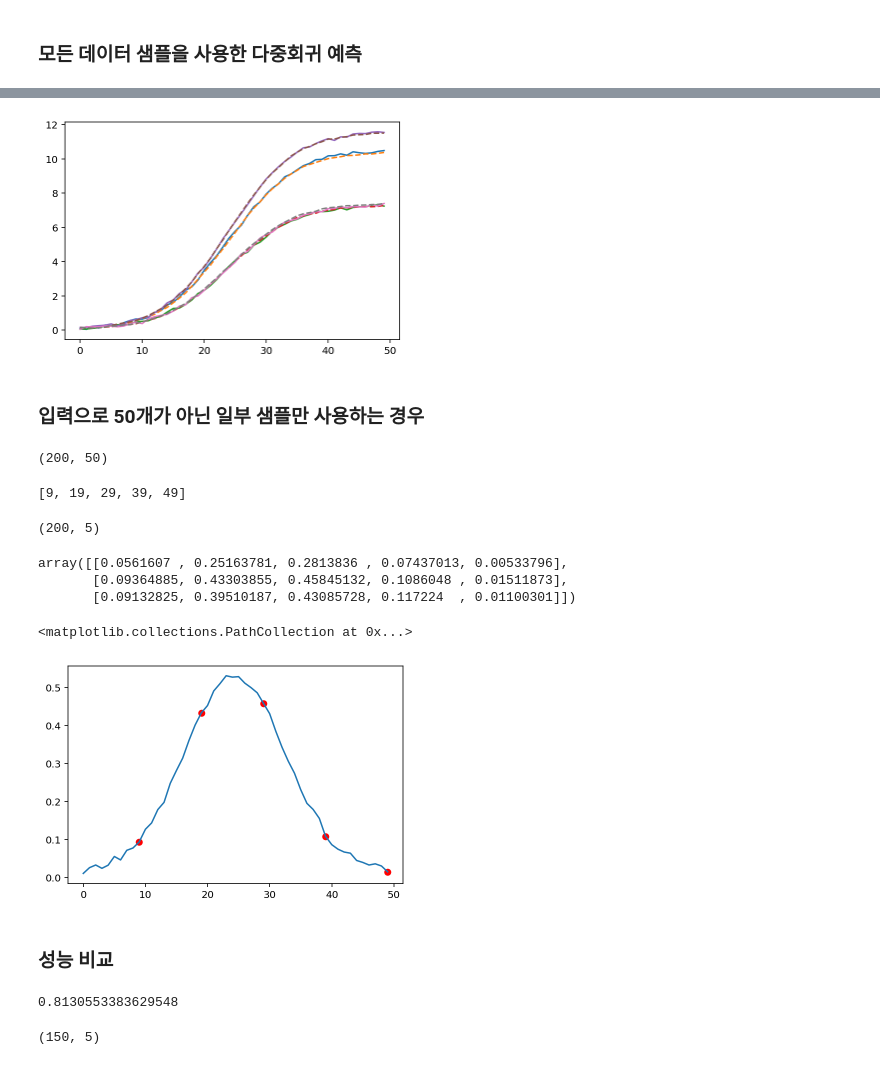
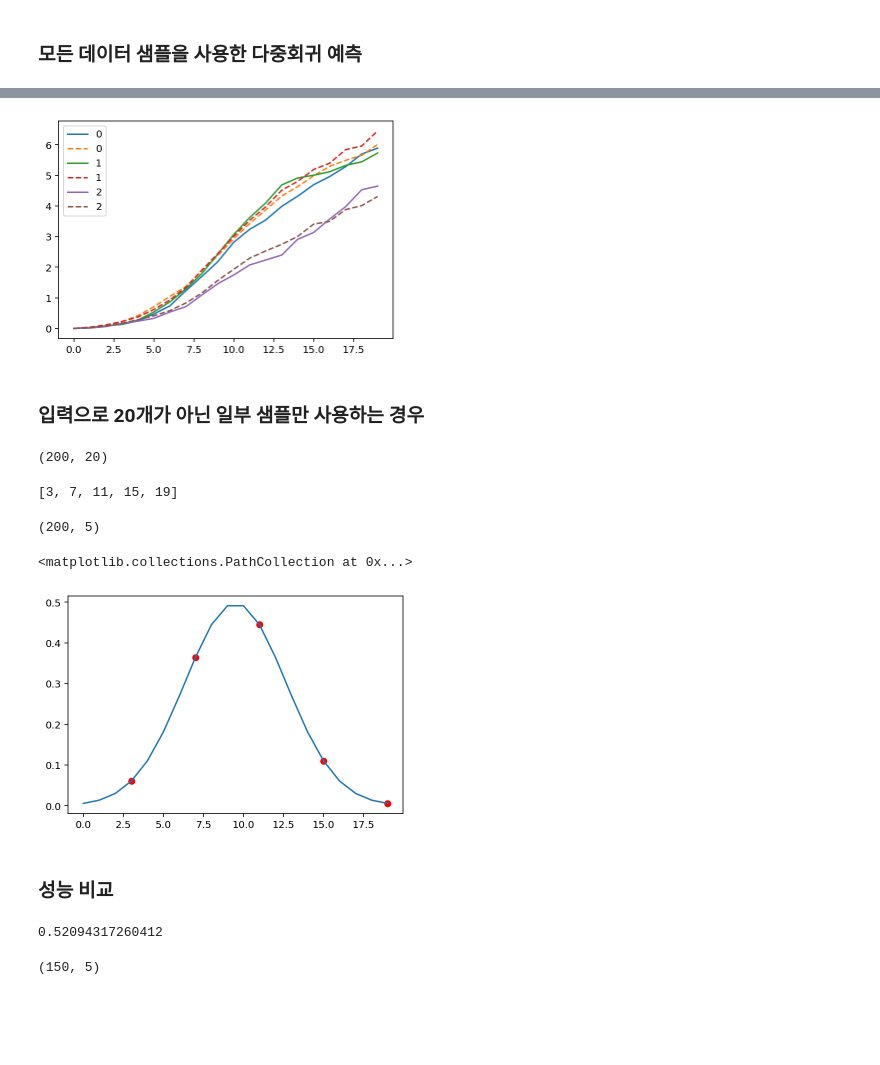
Before and after one commit to StillWork/ds0315, a Jupyter notebook: h_19_다중회귀와분류.ipynb, the cells around one changed output, grey strips where cells are left out. Cells and saved outputs as stored; diff of their text form; code cells hidden in the pictures; blank space fills up the shorter version.

```diff
--- a/h_19_다중회귀와분류.ipynb
+++ b/h_19_다중회귀와분류.ipynb
@@ -21,12 +19,13 @@ import matplotlib.pyplot as plt
 - y가 복수의 숫자로 구성된 경우
 # %%
 import scipy.stats
-def gen_random_xy(n_steps=50, show=False):
-    level = 0.5 + np.random.rand() # 0 ~ 1.5 사이의 임의의 크기 생성
-    nd = scipy.stats.norm(3, 1) # 정규 분포 입력
+from numpy.random import rand, randn
+def gen_random_xy(n_steps=20, show=False):
+    level = 0.5 + rand() # 0 ~ 1.5 사이의 임의의 크기 조절
+    nd = scipy.stats.norm(3, 1) # 정규 분포형태의 입력 신호 생성
     xs = np.linspace(0,6,n_steps)
-    in_x = level*(nd.pdf(xs) + 0.02*np.random.rand(n_steps))
-    out = np.cumsum(in_x) + 0.2*np.random.rand(n_steps)
+    in_x = level*(nd.pdf(xs))
+    out = np.cumsum(in_x + 0.1*xs*rand(n_steps))
     if show:
         print('random lebel=', level)
         plt.plot(in_x) ; plt.show()
@@ -41,7 +40,7 @@ random lebel= 0.6008585910452217
 # %%
 # 입력 및 출력 데이터 샘플 생성
 N = 200 # 샘플 수
-n_steps = 50
+n_steps = 20
 X, y = [],[]
 for i in range(N):
     in_x, out = gen_random_xy(n_steps)
@@ -51,5 +50,6 @@ X = np.array(X)
 y = np.array(y)
 # %%
 for i in range(5):
-    plt.plot(X[i])
+    plt.plot(X[i], label=str(i))
+    plt.legend()
 # %% [output]
@@ -57,4 +57,5 @@ for i in range(5):
 # %%
 for i in range(5):
-    plt.plot(y[i])
+    plt.plot(y[i], label=str(i))
+    plt.legend()
 # %% [output]
@@ -82,15 +113,16 @@ y_pred = rfr.predict(X_test)
 # %%
-for i in range(4):
-    plt.plot(y_test[i])
-    plt.plot(y_pred[i], '--')
+for i in range(3):
+    plt.plot(y_test[i], label=str(i))
+    plt.plot(y_pred[i], '--', label=str(i))
+    plt.legend()
 # %% [output]
-[figure, old version]
+[figure, new version]
 # %% [markdown]
-### 입력으로 50개가 아닌 일부 샘플만 사용하는 경우
+### 입력으로 20개가 아닌 일부 샘플만 사용하는 경우
 # %%
 X.shape
 # %% [output]
-(200, 50)
+(200, 20)
 # %%
 # 일부 샘플 수
 n_interval = 5
@@ -98,14 +130,12 @@ xn = np.int(n_steps/n_interval)
 x_sample = [xn*(i+1)-1 for i in range(n_interval)]
 x_sample
 # %% [output]
-[9, 19, 29, 39, 49]
+[3, 7, 11, 15, 19]
 # %%
 # 해당 샘플 컬럼만으로 입력 재구성
 X_part = X[:,x_sample]
+# 앞 부분의 일부 샘플만 사용하는 경우
 print(X_part.shape)
-X_part[:3]
+# X_part[:3]
 # %% [output]
 (200, 5)
-array([[0.0561607 , 0.25163781, 0.2813836 , 0.07437013, 0.00533796],
-       [0.09364885, 0.43303855, 0.45845132, 0.1086048 , 0.01511873],
-       [0.09132825, 0.39510187, 0.43085728, 0.117224  , 0.01100301]])
@@ -112,9 +145,10 @@ array([[0.0561607 , 0.25163781, 0.2813836 , 0.07437013, 0.00533796],
 # %%
 plt.plot(X[1])
 plt.scatter(x_sample, X_part[1], c='r')
+# plt.plot(X_part[1], c='r', marker='o')
 # %% [output]
 <matplotlib.collections.PathCollection at 0x...>
-[figure, old version]
+[figure, new version]
 # %% [markdown]
 ### 성능 비교
 # %%
@@ -124,7 +158,7 @@ rfr = RandomForestRegressor(n_estimators=20)
 rfr.fit(X_train, y_train)
 rfr.score(X_test, y_test)
 # %% [output]
-0.8130553383629548
+0.52094317260412
 # %%
 X_train.shape
 # %% [output]
```
Also changed, not shown: parts of 16 cells of this notebook.
